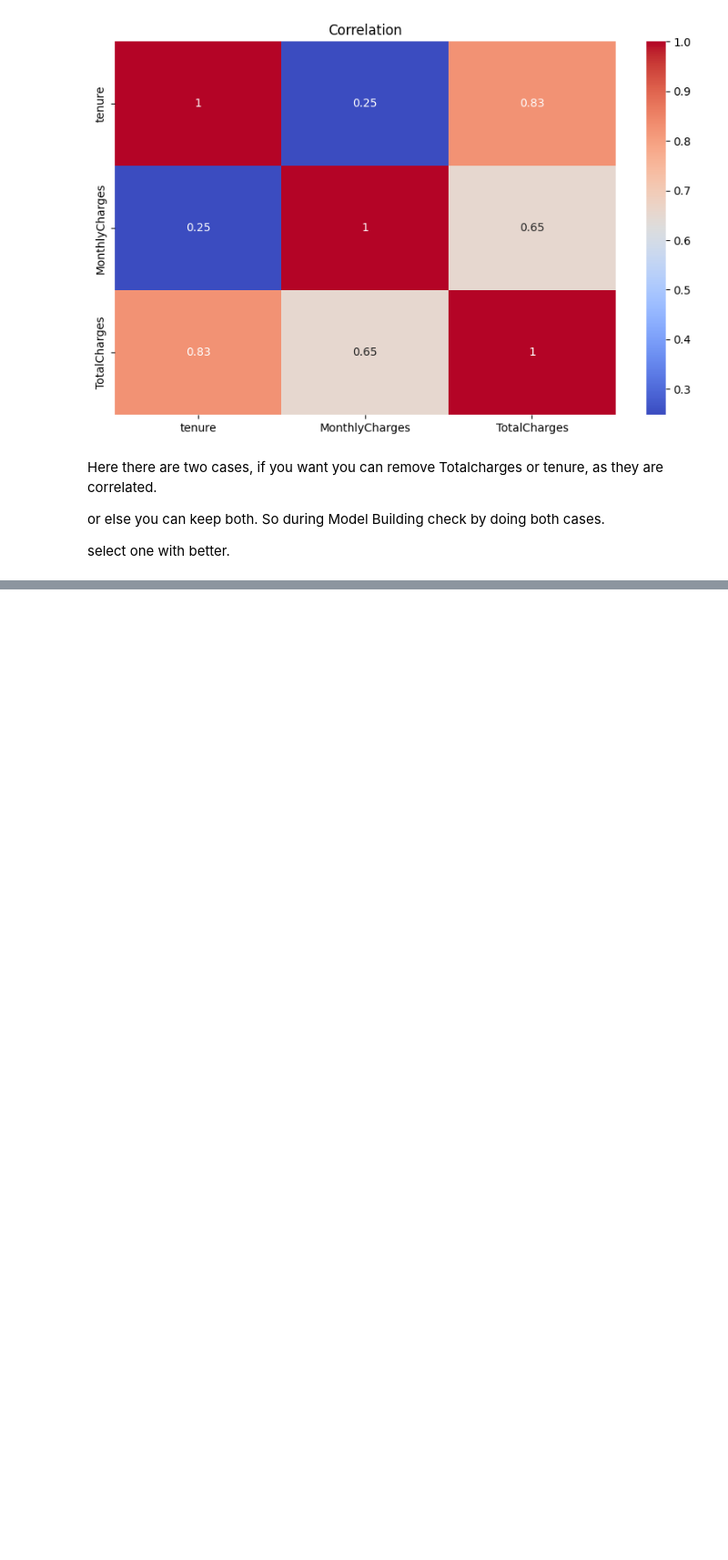
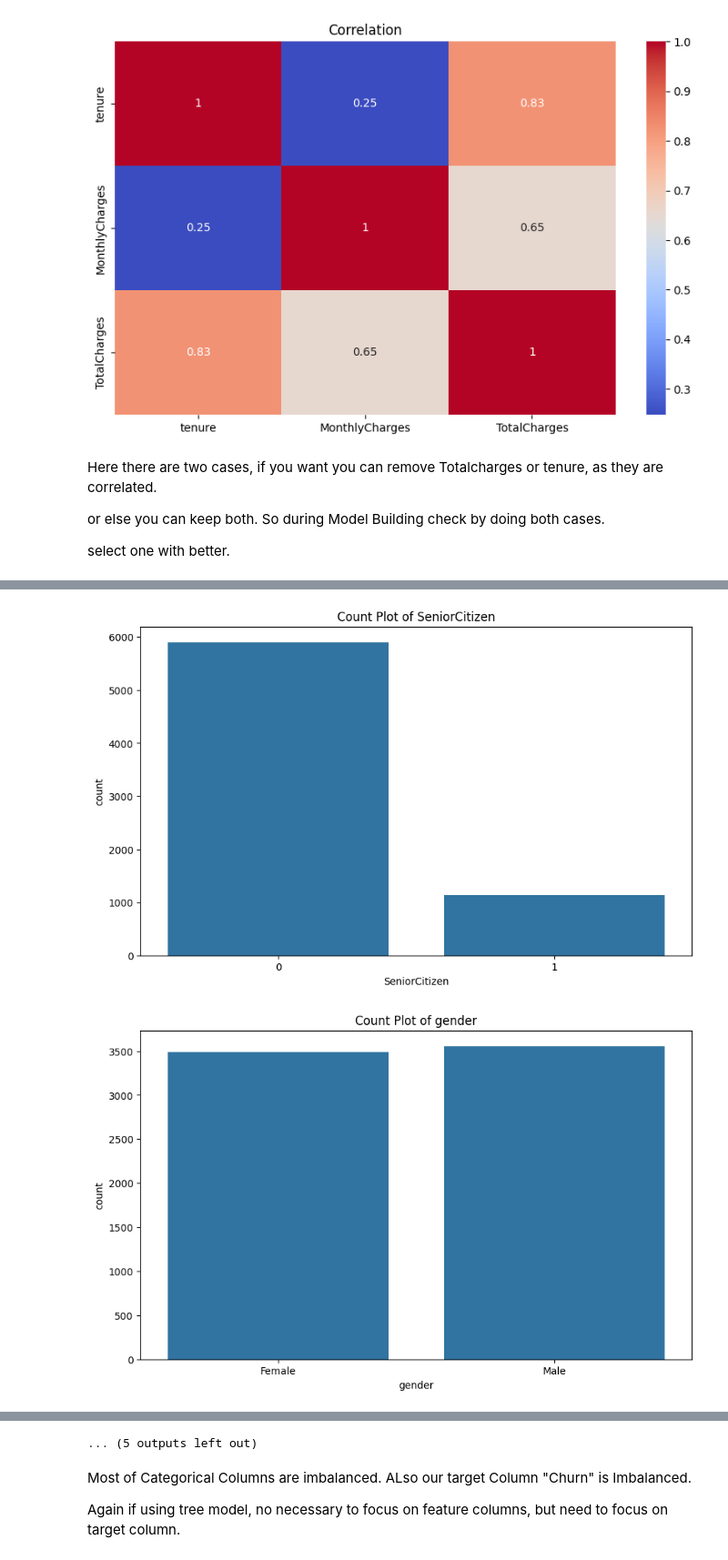
Before and after one commit to aswindcu2025/churn_prediction_telecom_ds, a Jupyter notebook: Pre-EDA.ipynb, the cells around one changed output, grey strips where cells are left out. Shown: that part at 91% size. Saved outputs shown, nothing was run; the diff lists cells and outputs as text; code cells hidden in the pictures; blank space fills up the shorter version.

```diff
--- a/Pre-EDA.ipynb
+++ b/Pre-EDA.ipynb
@@ -226,3 +226,9 @@ Here there are two cases, if you want you can remove Totalcharges or tenure, as
 or else you can keep both. So during Model Building check by doing both cases.
 
 select one with better.
+# %%
+# Categorical features - Analysis
+# let see distribution of categories in all columns
+
+obj_col = df.select_dtypes(include = 'object').columns.to_list()
+obj_col
@@ -228,0 +253,5 @@ select one with better.
+# %%
+# we need to include "SeniorCitizen" as its cateogrical
+obj_col = ["SeniorCitizen"] + obj_col
+obj_col.remove("customerID")
+obj_col
@@ -228,0 +276,10 @@ select one with better.
+# %%
+# count plots
+for col in obj_col:
+  plt.figure(figsize=(10, 6))
+  sns.countplot(x=df[col])
+  plt.title(f"Count Plot of {col}")
+  plt.show()
+# %% [output]
+[figure, added]
+[figure, added]
@@ -228,0 +296,5 @@ select one with better.
+... (5 outputs left out)
+# %% [markdown]
+Most of Categorical Columns are imbalanced. ALso our target Column "Churn" is Imbalanced.
+
+Again if using tree model, no necessary to focus on feature columns, but need to focus on target column.
```
Also changed, not shown: parts of 3 cells of this notebook.
